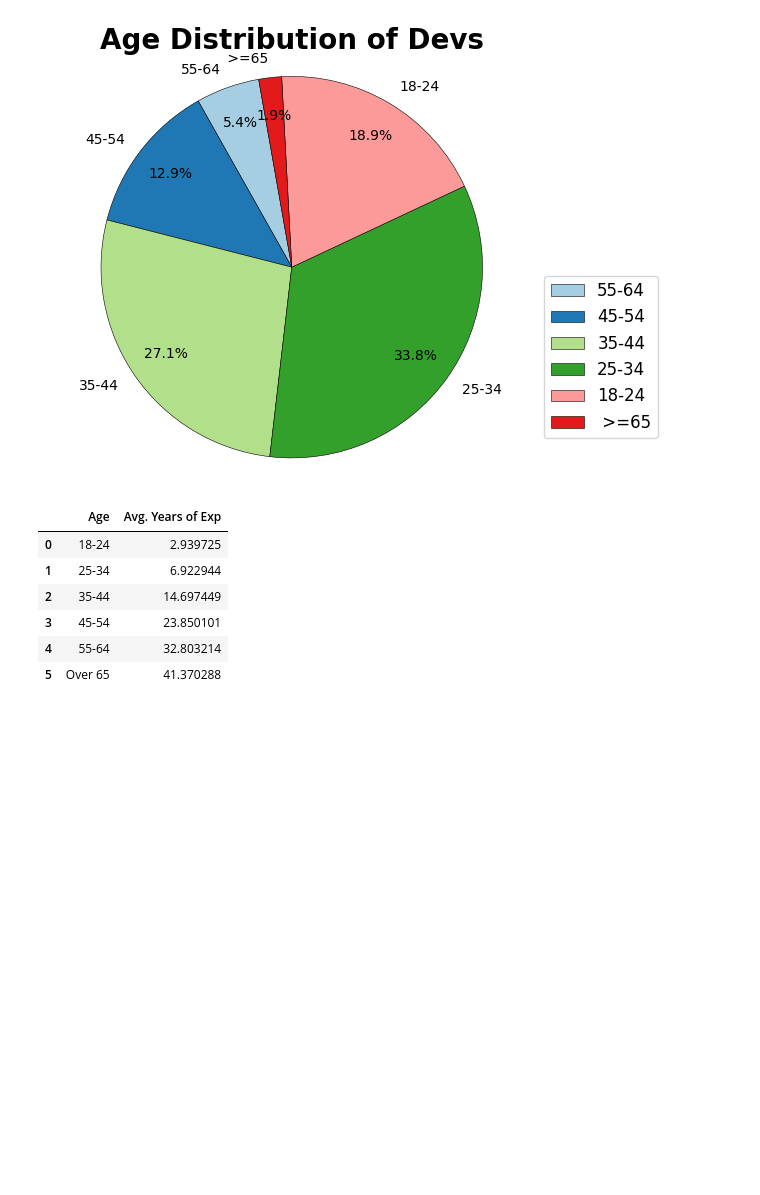
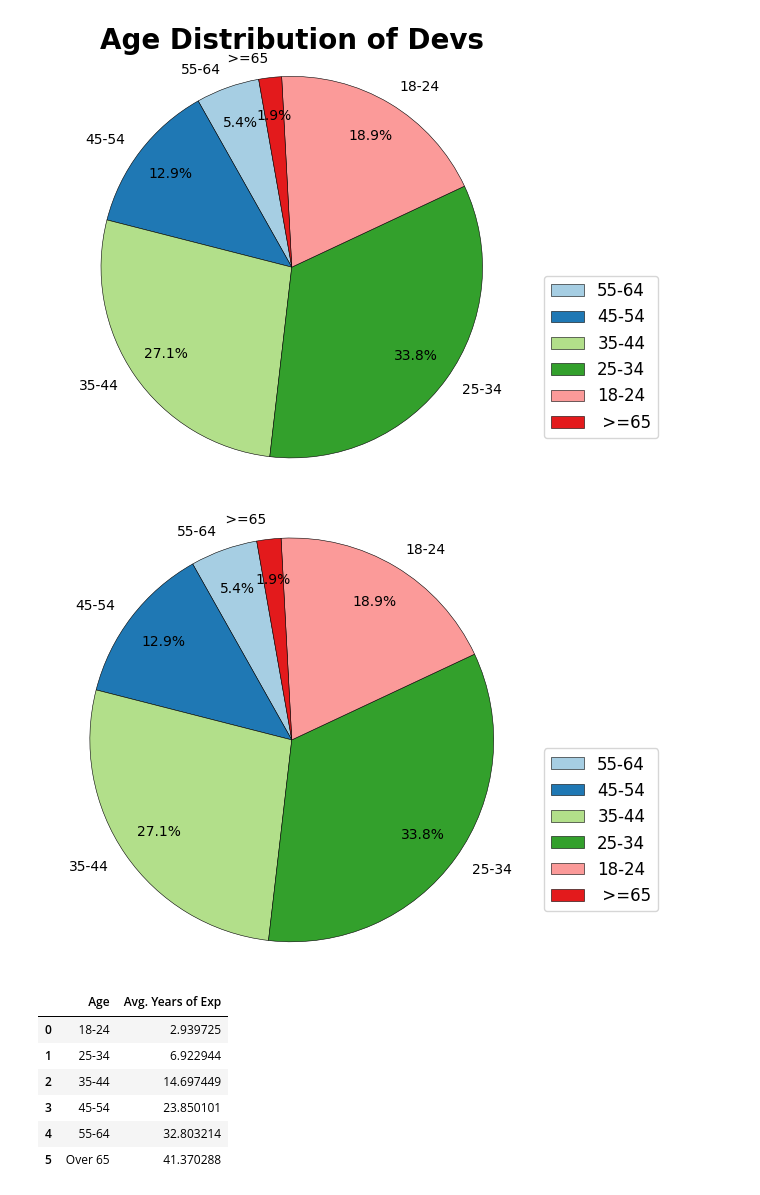
Before and after one commit to huyqng1412/stackoverflow_2025_project, a Jupyter notebook: so2025_vis.ipynb, the cells around one changed output. Cells and saved outputs as stored; diff of their text form; code cells hidden in the pictures; blank space fills up the shorter version.

```diff
--- a/so2025_vis.ipynb
+++ b/so2025_vis.ipynb
@@ -73,6 +73,22 @@ plt.tight_layout()
 plt.show()
 # %% [output]
 [figure]
+# %%
+plt.Figure(figsize=(10,8))
+plt.pie(size, labels=labels,
+        autopct='%1.1f%%',
+        pctdistance=0.8,
+        startangle=100,
+        colors=plt.cm.Paired.colors,
+        wedgeprops=wedge_properties)
+plt.axis('equal')
+plt.legend(loc ='best',
+           bbox_to_anchor=(1, 0.5),
+           fontsize='large')
+plt.tight_layout()
+plt.show()
+# %% [output]
+[figure, added]
 # %%
 query2 = """
     select REPLACE(REPLACE(Age, ' years old', ''), '65 years or older', ' Over 65') AS Age, avg(WorkExp) as 'Avg. Years of Exp'
```
Also changed, not shown: parts of 5 cells of this notebook, 3 other files.
